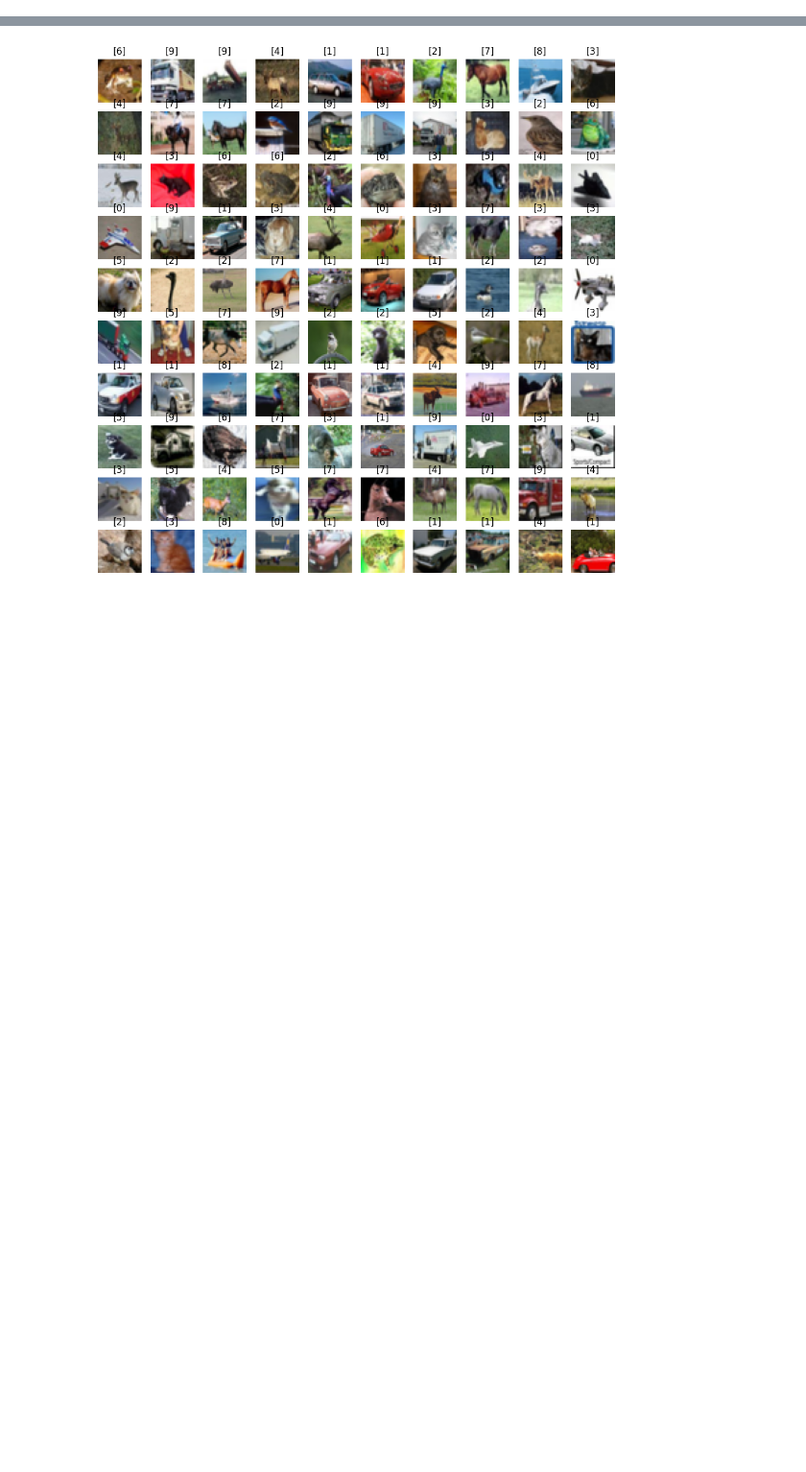
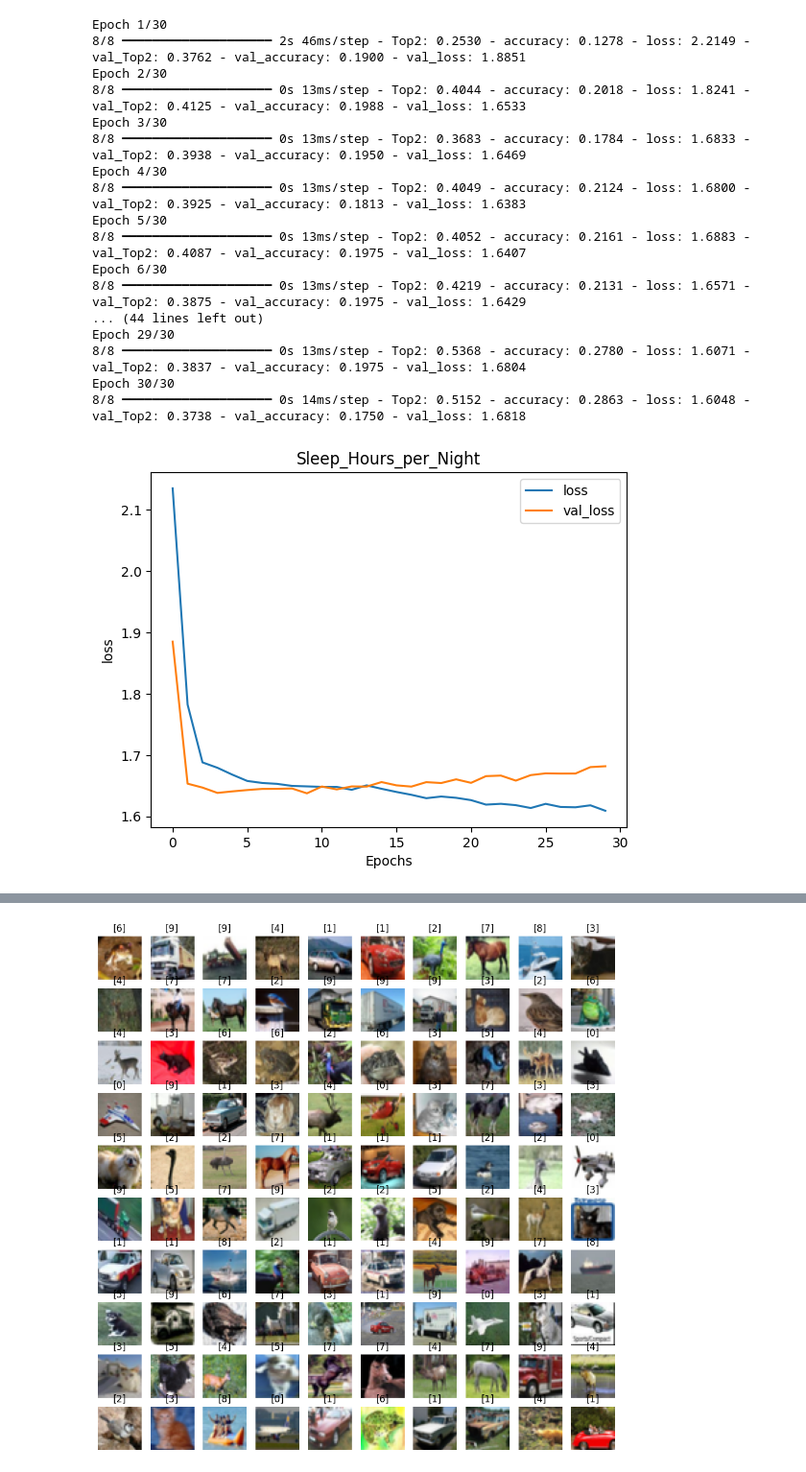
Before and after one commit to KlymentievMaksym/IntelOb, a Jupyter notebook: Lab3/Lab3.ipynb, the cells around one changed output, grey strips where cells are left out. Shown at 96% size. Cells and saved outputs as stored; diff of their text form; code cells hidden in the pictures; blank space fills up the shorter version.

```diff
--- a/Lab3/Lab3.ipynb
+++ b/Lab3/Lab3.ipynb
@@ -88,0 +404,37 @@ data.plot.scatter(x="Sleep_Hours_per_Night", y="Study_Hours_per_Week")
+# %%
+def predict(model):
+    history = model.fit(x=train_set_x, y=train_set_y, batch_size=128, epochs=30, validation_data=(valid_set_x, valid_set_y))
+    display_history(history, ['loss', 'val_loss'], label_to_drop)
+    display_history(history, ['accuracy', 'val_accuracy'], label_to_drop)
+    model.evaluate(test_set_x, test_set_y)
+# %%
+model = Sequential()
+model.add(Dense(64, activation='relu', input_shape=(train_set_x.shape[1],)))
+model.add(Dense(64, activation='relu'))
+model.add(Dense(128, activation='relu'))
+model.add(Dense(256, activation='relu'))
+model.add(Dense(train_set_y.shape[1], activation='softmax' if train_set_y.shape[1] > 2 else 'sigmoid'))  # output layer
+
+model.compile(optimizer=Adam(learning_rate=0.001),
+              loss=CategoricalCrossentropy(),
+              metrics=['accuracy', TopKCategoricalAccuracy(k=2, name="Top2")])
+predict(model)
+# %% [output]
+Epoch 1/30
+8/8 ━━━━━━━━━━━━━━━━━━━━ 2s 46ms/step - Top2: 0.2530 - accuracy: 0.1278 - loss: 2.2149 - val_Top2: 0.3762 - val_accuracy: 0.1900 - val_loss: 1.8851
+Epoch 2/30
+8/8 ━━━━━━━━━━━━━━━━━━━━ 0s 13ms/step - Top2: 0.4044 - accuracy: 0.2018 - loss: 1.8241 - val_Top2: 0.4125 - val_accuracy: 0.1988 - val_loss: 1.6533
+Epoch 3/30
+8/8 ━━━━━━━━━━━━━━━━━━━━ 0s 13ms/step - Top2: 0.3683 - accuracy: 0.1784 - loss: 1.6833 - val_Top2: 0.3938 - val_accuracy: 0.1950 - val_loss: 1.6469
+Epoch 4/30
+8/8 ━━━━━━━━━━━━━━━━━━━━ 0s 13ms/step - Top2: 0.4049 - accuracy: 0.2124 - loss: 1.6800 - val_Top2: 0.3925 - val_accuracy: 0.1813 - val_loss: 1.6383
+Epoch 5/30
+8/8 ━━━━━━━━━━━━━━━━━━━━ 0s 13ms/step - Top2: 0.4052 - accuracy: 0.2161 - loss: 1.6883 - val_Top2: 0.4087 - val_accuracy: 0.1975 - val_loss: 1.6407
+Epoch 6/30
+8/8 ━━━━━━━━━━━━━━━━━━━━ 0s 13ms/step - Top2: 0.4219 - accuracy: 0.2131 - loss: 1.6571 - val_Top2: 0.3875 - val_accuracy: 0.1975 - val_loss: 1.6429
+... (44 lines left out)
+Epoch 29/30
+8/8 ━━━━━━━━━━━━━━━━━━━━ 0s 13ms/step - Top2: 0.5368 - accuracy: 0.2780 - loss: 1.6071 - val_Top2: 0.3837 - val_accuracy: 0.1975 - val_loss: 1.6804
+Epoch 30/30
+8/8 ━━━━━━━━━━━━━━━━━━━━ 0s 14ms/step - Top2: 0.5152 - accuracy: 0.2863 - loss: 1.6048 - val_Top2: 0.3738 - val_accuracy: 0.1750 - val_loss: 1.6818
+[figure, added]
```
Also changed, not shown: parts of 54 cells of this notebook, 5 other files.
